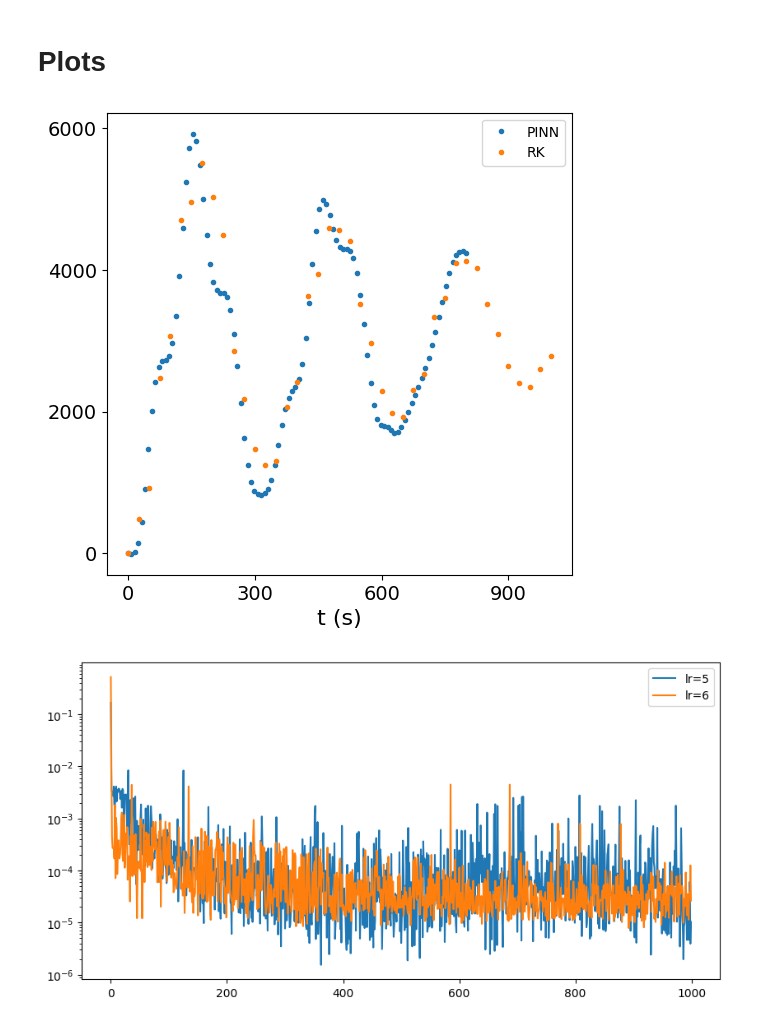
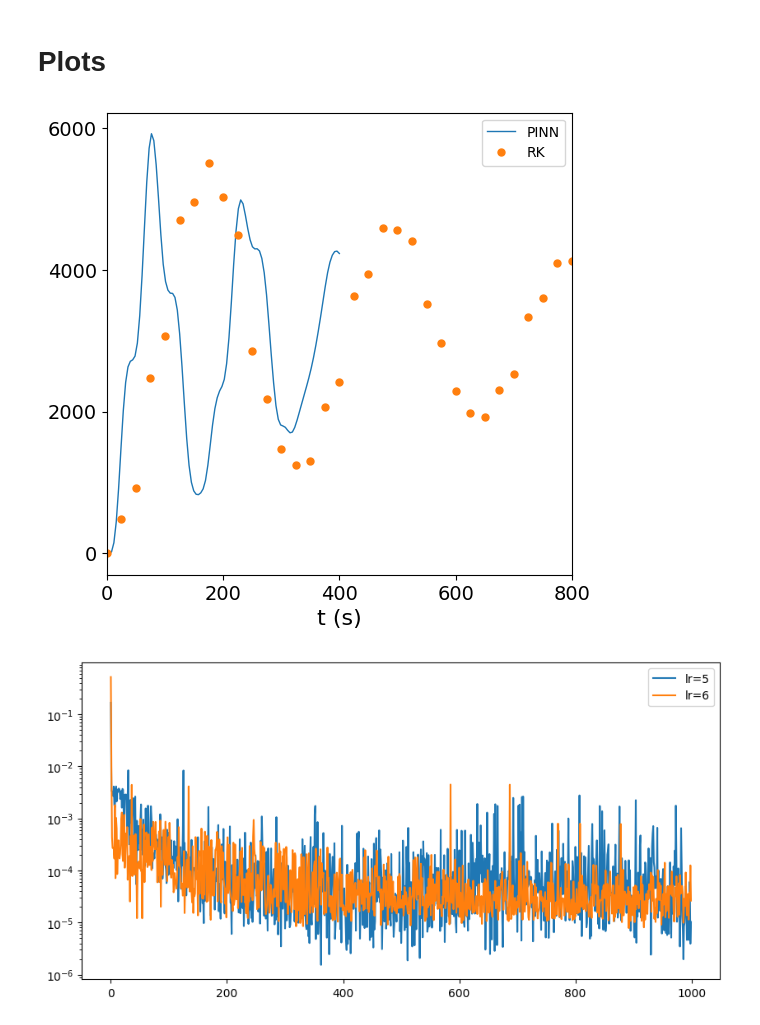
Before and after one commit to AndresMartnz/Spin, a Jupyter notebook: plot.ipynb, the cells around one changed output. Drawn from its saved outputs; the diff is of its cells as text; code cells hidden in the pictures.

```diff
--- a/plot.ipynb
+++ b/plot.ipynb
@@ -332,52 +325,52 @@ for i in range(N_train):
 # %%
 fig, ax = plt.subplots(dpi=100)
 aux=y_pred_lr5[:,-1]/2/np.pi*1e6
-t_red=t_red*2
+# t_red=t_red*2
 #* PINN
 ax.plot(t_red,
         sigma_lr5,
         marker='o',
-        markersize=3.0,
+        markersize=0,
         linestyle='solid',
-        linewidth=0,
+        linewidth=1,
         label=r"PINN")
 
 #* PINN
 ax.plot(x_RK,
         y_RK,
         marker='o',
-        markersize=3.0,
+        markersize=5.0,
         linestyle='solid',
         linewidth=0,
         label=r"RK")
 # ax.plot(t_red, sigma_lr6, marker='o',markersize=3.0, linestyle='solid', linewidth=0, label=r"lr=10$^{-6}$")
 
 #*"Chinchetas"
 # ax.plot(aux1, chinchetas_sz2, "o", markersize=6)
 
 
 ax.tick_params(axis='both', which='major', labelsize=14)
 
 ax.set_xlabel('t (s)', fontsize=16)
 
 #* Adds a legend
 ax.legend(fontsize=19, frameon=False)
 ax.legend()
 
 ax.xaxis.set_major_locator(ticker.MaxNLocator(4))
 ax.yaxis.set_major_locator(ticker.MaxNLocator(4))
 
 plt.grid(False)  # Optional
 # plt.legend(bbox_to_anchor=(0,1.02,1,0.2), loc="lower left",
 #                 mode="expand", borderaxespad=0, ncol=2,fontsize=12)
-
+ax.set_xlim(0,800)
 fig.set_size_inches(6,6)
 #?Save the plot
 #fig.savefig(f'figuras definitivas/Black_hole_velocity_chinchetas={N_intervalo}_y={y_ini}_N={N_train}_.png',bbox_inches='tight', dpi=600)
 
 plt.show()
 # %% [output]
-[figure, old version]
+[figure, new version]
 # %%
 loss5=[]
 loss_IC5=[]
```
Also changed, not shown: parts of 3 cells of this notebook, 2 other files.
